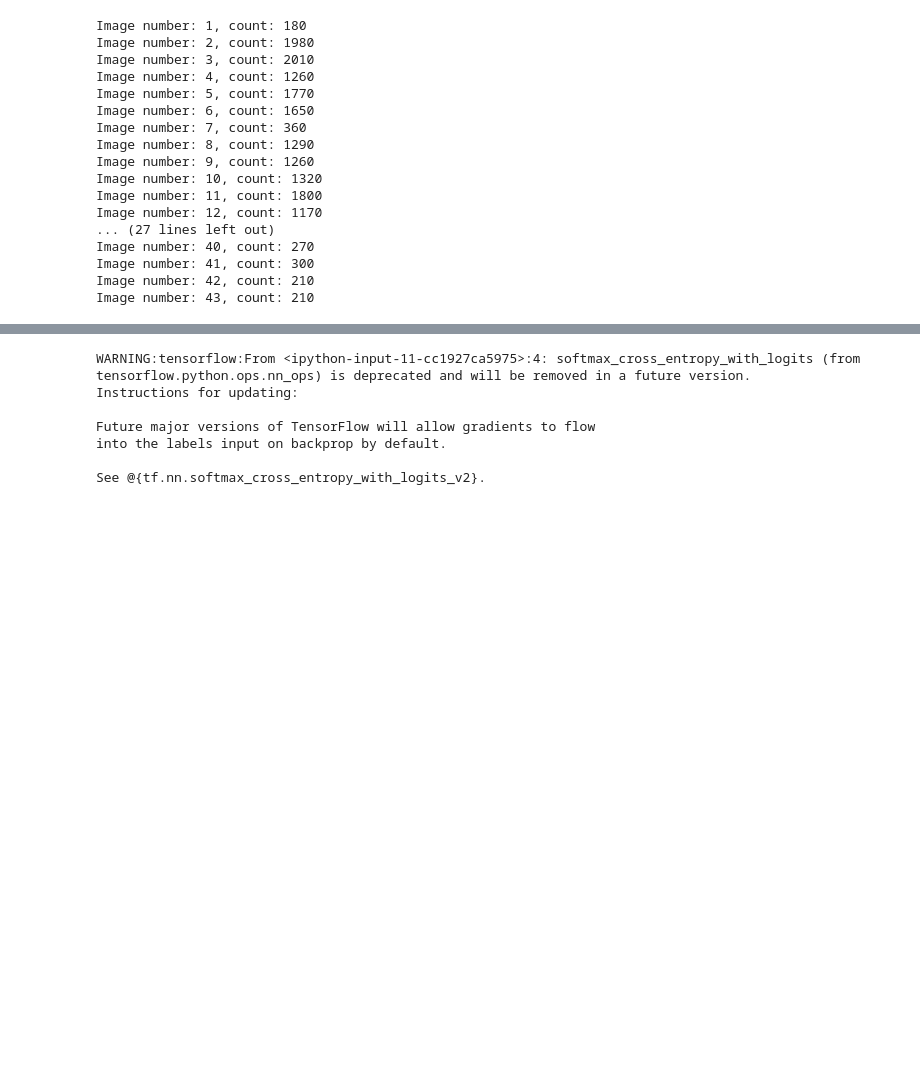
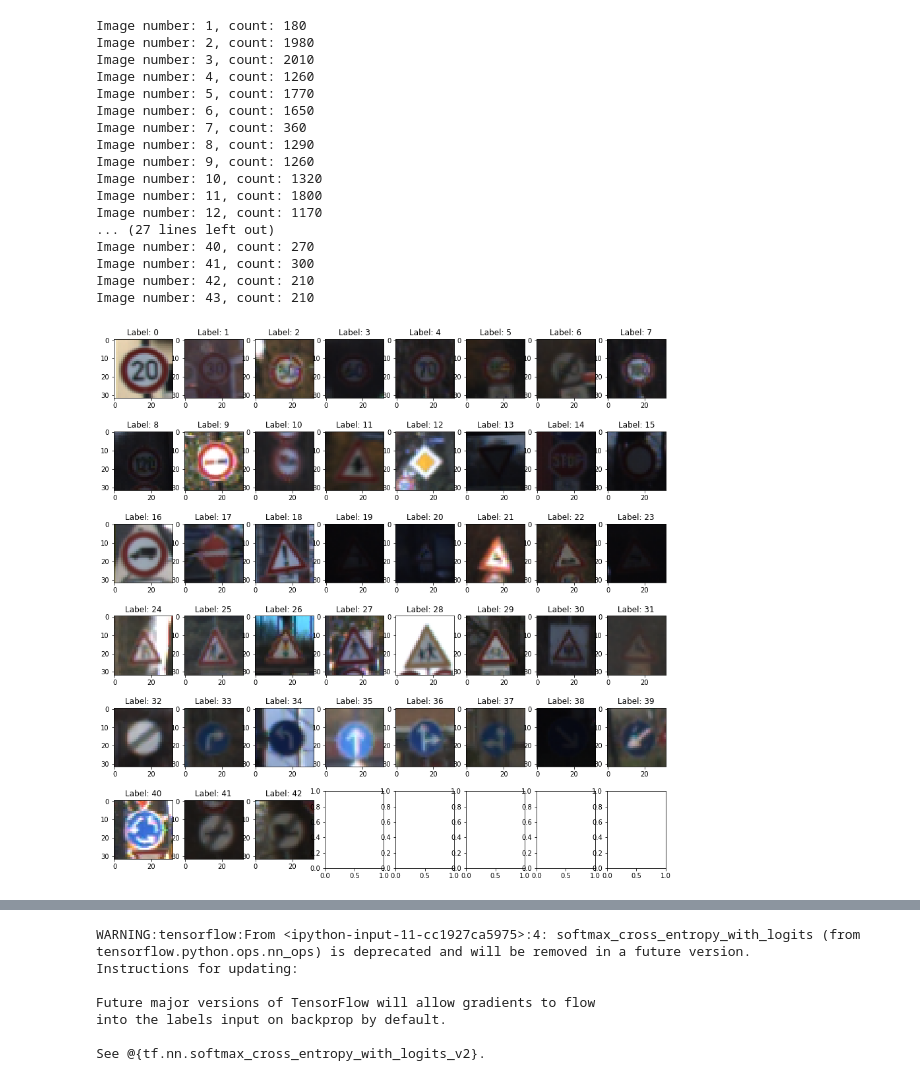
Before and after one commit to thiyagu145/Traffic-Sign-Classifier, a Jupyter notebook: TrafficSignClassifier.ipynb, the cells around one changed output, grey strips where cells are left out. Cells and saved outputs as stored; diff of their text form; code cells hidden in the pictures; blank space fills up the shorter version.

```diff
--- a/TrafficSignClassifier.ipynb
+++ b/TrafficSignClassifier.ipynb
@@ -4,9 +4,9 @@ import pickle
 
 # TODO: Fill this in based on where you saved the training and testing data
 
-training_file = 'drive/Traffic-CARND-Project2/train.p'
-validation_file='drive/Traffic-CARND-Project2/valid.p'
-testing_file = 'drive/Traffic-CARND-Project2/test.p'
+training_file = '/Users/thiyagarajanramanathan/Documents/CARND-Project2/CarND-Traffic-Sign-Classifier-Project/train.p'
+validation_file='/Users/thiyagarajanramanathan/Documents/CARND-Project2/CarND-Traffic-Sign-Classifier-Project/valid.p'
+testing_file = '/Users/thiyagarajanramanathan/Documents/CARND-Project2/CarND-Traffic-Sign-Classifier-Project/test.p'
 
 with open(training_file, mode='rb') as f:
     train = pickle.load(f)
@@ -65,7 +52,7 @@ Text(0.5,1,'25')
 #to find the number of unique images in the test set
 import numpy as np
 
-unique_images,image_count=np.unique(y_train,return_counts=True)
+unique_images,unique_indices,image_count=np.unique(y_train,return_counts=True,return_index=True)
 for i in range(len(unique_images)):
     print("Image number: {}, count: {}".format(unique_images[i]+1,image_count[i]))
 # %% [output]
@@ -86,3 +73,13 @@ Image number: 40, count: 270
 Image number: 41, count: 300
 Image number: 42, count: 210
 Image number: 43, count: 210
+# %%
+f, ax = plt.subplots(6,8,figsize=(15,15))
+for i in range(6):
+    for j in range(8):
+        ax[i,j].imshow(X_train[unique_indices[i*8+j],:,:,:])
+        ax[i, j].set_title('Label: {}'.format(y_train[unique_indices[i*8+j]]))
+        if i*8+j>=42:
+            break
+# %% [output]
+[figure, added]
```
Also changed, not shown: parts of 2 cells of this notebook.
